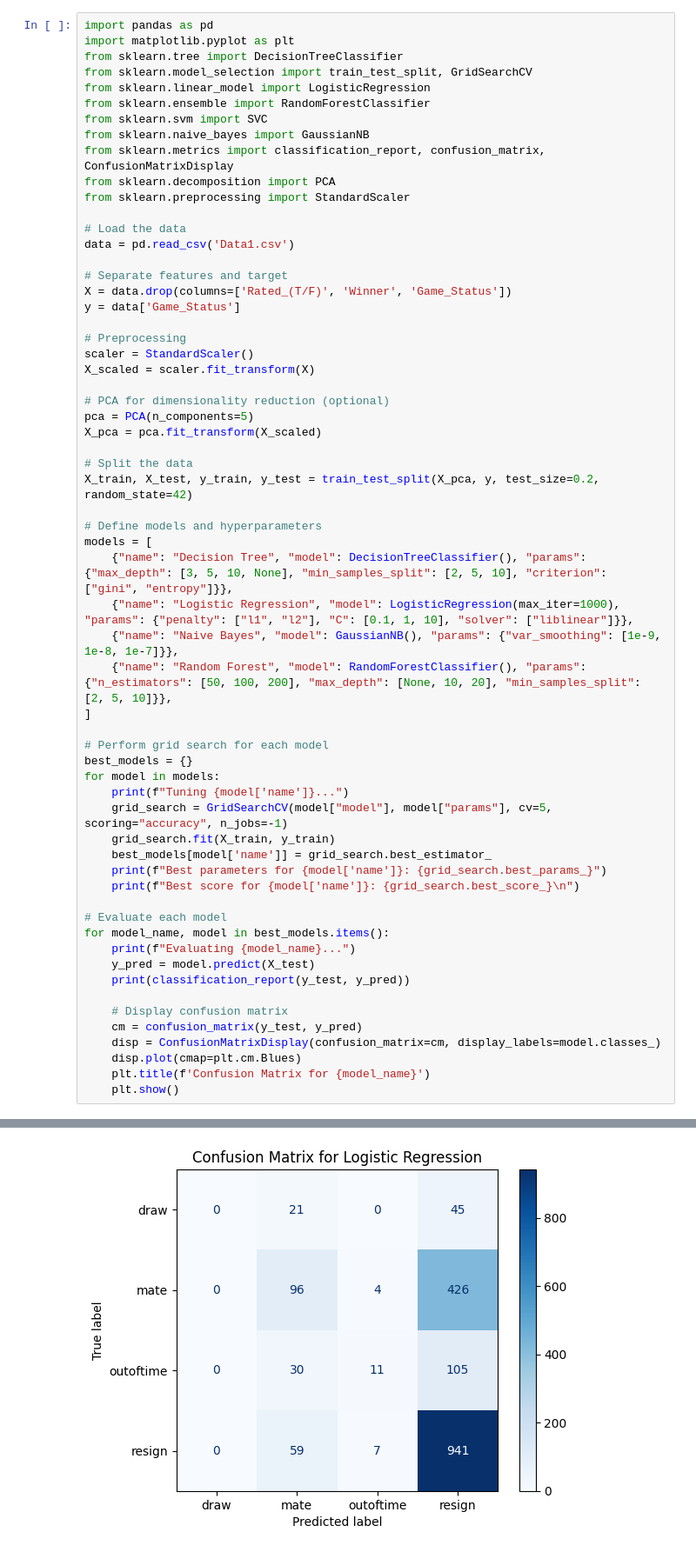
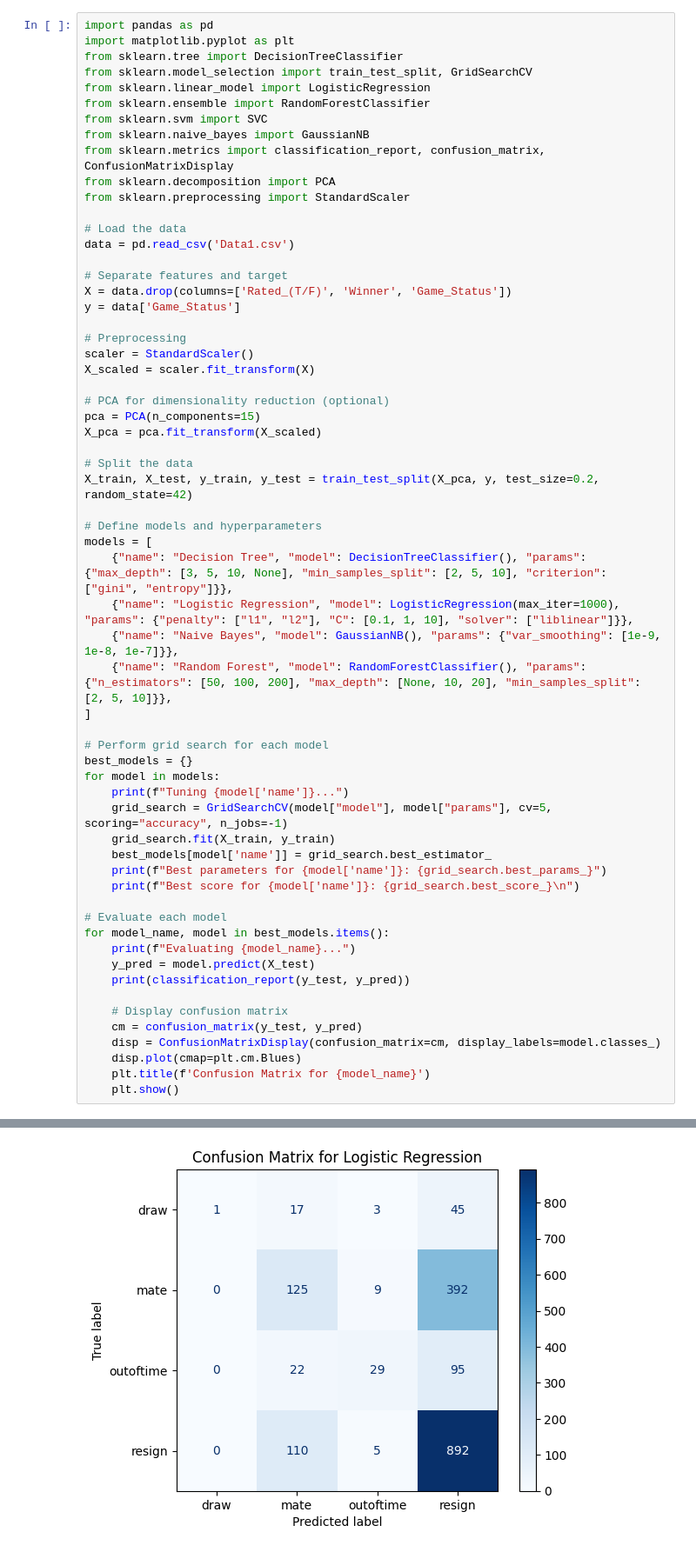
Before and after one commit to Dibij/Chess, a Jupyter notebook: Game_Status.ipynb, the cells around one changed output, grey strips where cells are left out. Shown at 87% size. Saved outputs shown, nothing was run; the diff lists cells and outputs as text.

```diff
--- a/Game_Status.ipynb
+++ b/Game_Status.ipynb
@@ -23,7 +23,7 @@ scaler = StandardScaler()
 X_scaled = scaler.fit_transform(X)
 
 # PCA for dimensionality reduction (optional)
-pca = PCA(n_components=5)
+pca = PCA(n_components=15)
 X_pca = pca.fit_transform(X_scaled)
 
 # Split the data
@@ -92,4 +92,4 @@ weighted avg       0.54      0.60      0.52      1745
-[figure, old version]
+[figure, new version]
 Evaluating Naive Bayes...
               precision    recall  f1-score   support
 
```
Also changed, not shown: parts of 1 cell of this notebook, 1 other file.
